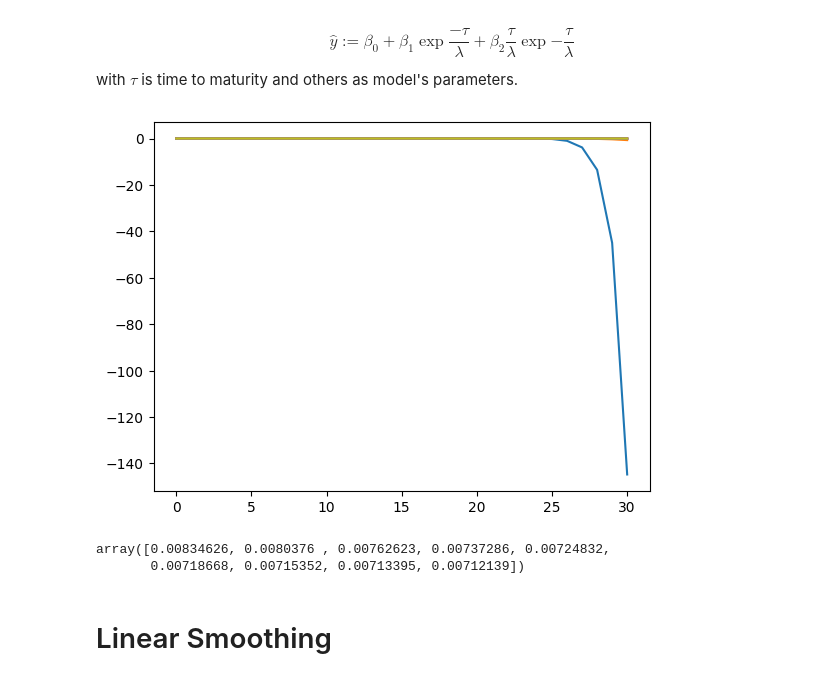
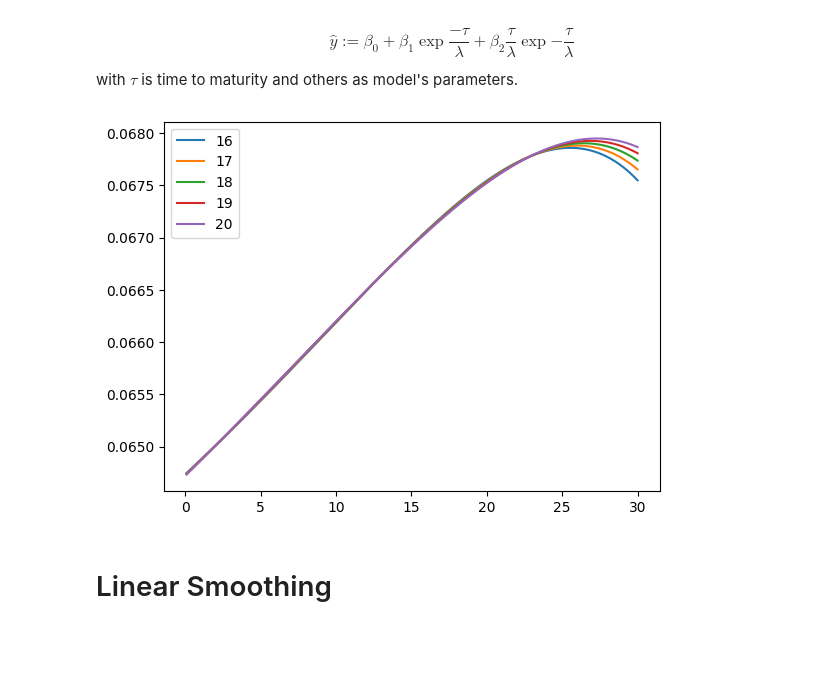
Before and after one commit to leonv1602/actuarial-modelling, a Jupyter notebook: Yield-Curve-Model/yield-curve-smoothing.ipynb, the cells around one changed output. Saved outputs shown, nothing was run; the diff lists cells and outputs as text; code cells hidden in the pictures; blank space fills up the shorter version.

Commit message:
add legend

```diff
--- a/Yield-Curve-Model/yield-curve-smoothing.ipynb
+++ b/Yield-Curve-Model/yield-curve-smoothing.ipynb
@@ -50,34 +50,30 @@ with $\tau$ is time to maturity and others as model's parameters.
 # %%
 # Assume Lambda is contants, that is 0.5
 
 tau = df['TTM (Y)'].values
 y = df['Today Yield (%)'].values
 
 def matrix_design(tau, lambda_):
     return np.array([[1]*len(tau), np.exp(tau/lambda_), tau/lambda_*np.exp(tau/lambda_)])
 
 def ns_model(tau, y, lambda_):
     X = matrix_design(tau, lambda_)
     params = np.linalg.inv(X.dot(X.T)).dot(X).dot(y)
     return X, params
 
 error_list = []
-lambda_test = np.arange(1, 10)
+lambda_test = np.arange(16, 21)
 for i in range(len(lambda_test)):
     X_ ,params_ = ns_model(tau = tau, y = y, lambda_ = lambda_test[i])
     error_list.append((X_.T.dot(params_)/y-1))
-    tau_hypothetical = np.arange(31)
+    tau_hypothetical = np.linspace(0.1, 30, 1000)
     matrix_hypothetical = matrix_design(tau = tau_hypothetical, lambda_ = lambda_test[i])
     y_hat = matrix_hypothetical.T.dot(params_)
     plt.plot(tau_hypothetical, y_hat)
+plt.legend(lambda_test)
 plt.show()
 # %% [output]
-[figure, old version]
+[figure, new version]
-# %%
-np.sum(error_list, axis = 1)
-# %% [output]
-array([0.00834626, 0.0080376 , 0.00762623, 0.00737286, 0.00724832,
-       0.00718668, 0.00715352, 0.00713395, 0.00712139])
 # %% [markdown]
 # Linear Smoothing
 # %% [markdown]
```
